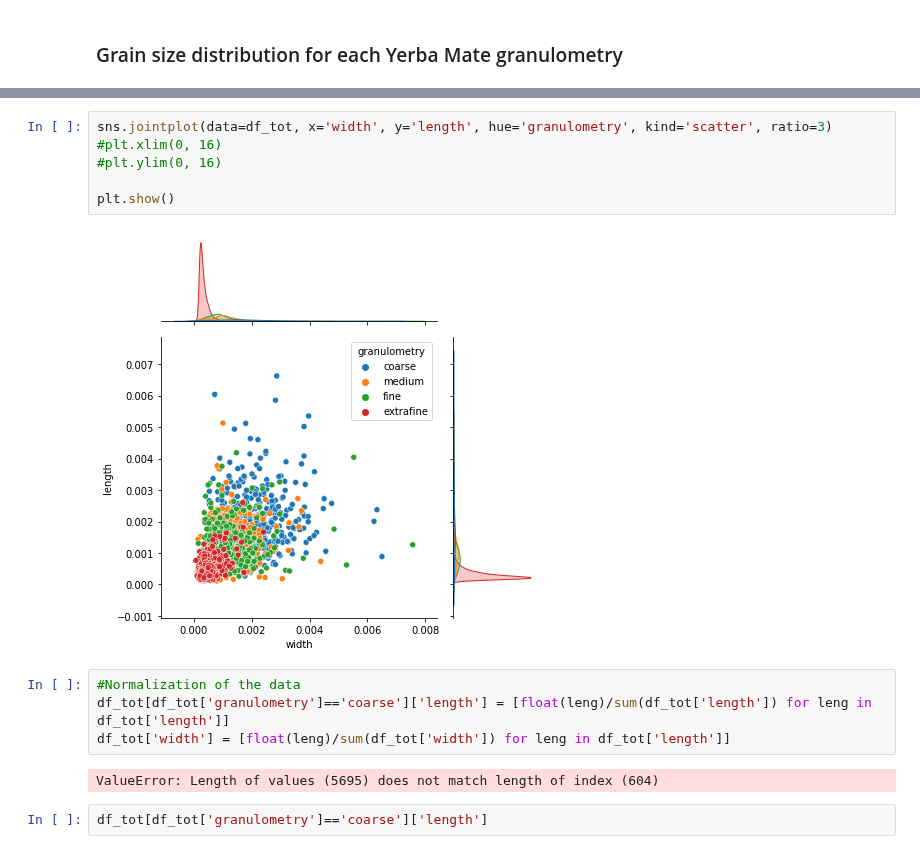
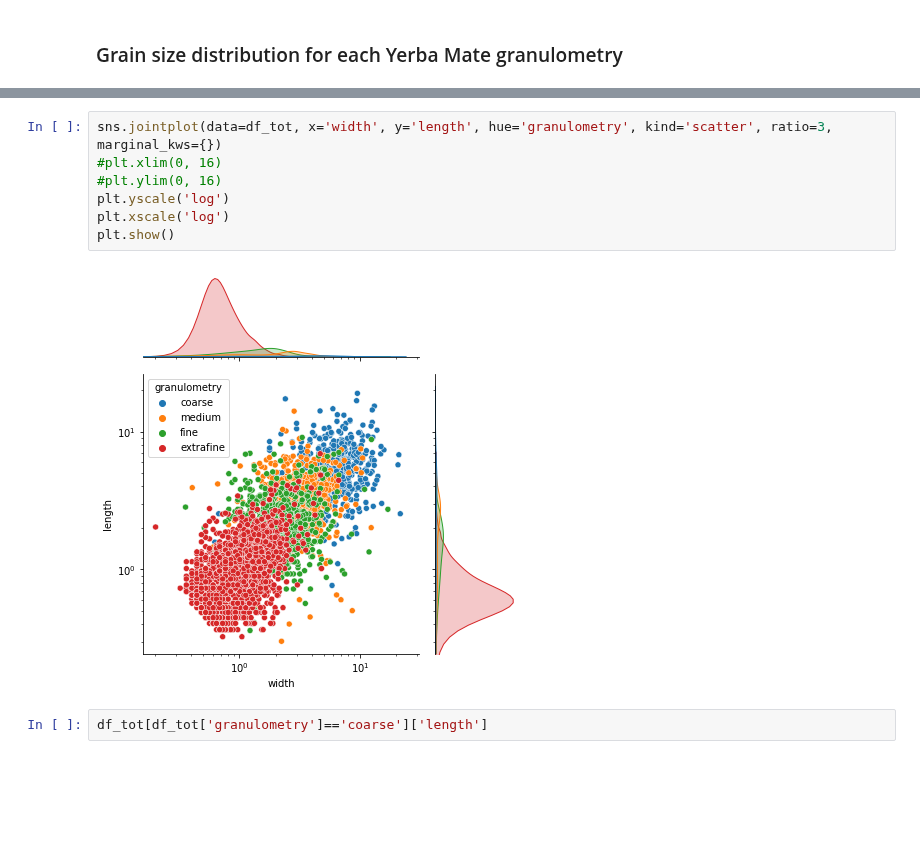
Before and after one commit to joaquinaicrag/UNIBS, a Jupyter notebook: Paper1-YMporousmat/count_grains/grains_dist.ipynb, the cells around one changed output, grey strips where cells are left out. Cells and saved outputs as stored; diff of their text form; blank space fills up the shorter version.

```diff
--- a/Paper1-YMporousmat/count_grains/grains_dist.ipynb
+++ b/Paper1-YMporousmat/count_grains/grains_dist.ipynb
@@ -30,18 +30,13 @@ df_tot
 5695 rows × 3 columns
 # %%
-sns.jointplot(data=df_tot, x='width', y='length', hue='granulometry', kind='scatter', ratio=3)
+sns.jointplot(data=df_tot, x='width', y='length', hue='granulometry', kind='scatter', ratio=3, marginal_kws={})
 #plt.xlim(0, 16)
 #plt.ylim(0, 16)
-
+plt.yscale('log')
+plt.xscale('log')
 plt.show()
 # %% [output]
-[figure, old version]
+[figure, new version]
-# %%
-#Normalization of the data
-df_tot[df_tot['granulometry']=='coarse']['length'] = [float(leng)/sum(df_tot['length']) for leng in df_tot['length']]
-df_tot['width'] = [float(leng)/sum(df_tot['width']) for leng in df_tot['length']]
-# %% [output]
-ValueError: Length of values (5695) does not match length of index (604)
 # %%
 df_tot[df_tot['granulometry']=='coarse']['length']
 # %% [output]
```
Also changed, not shown: parts of 1 cell of this notebook.
